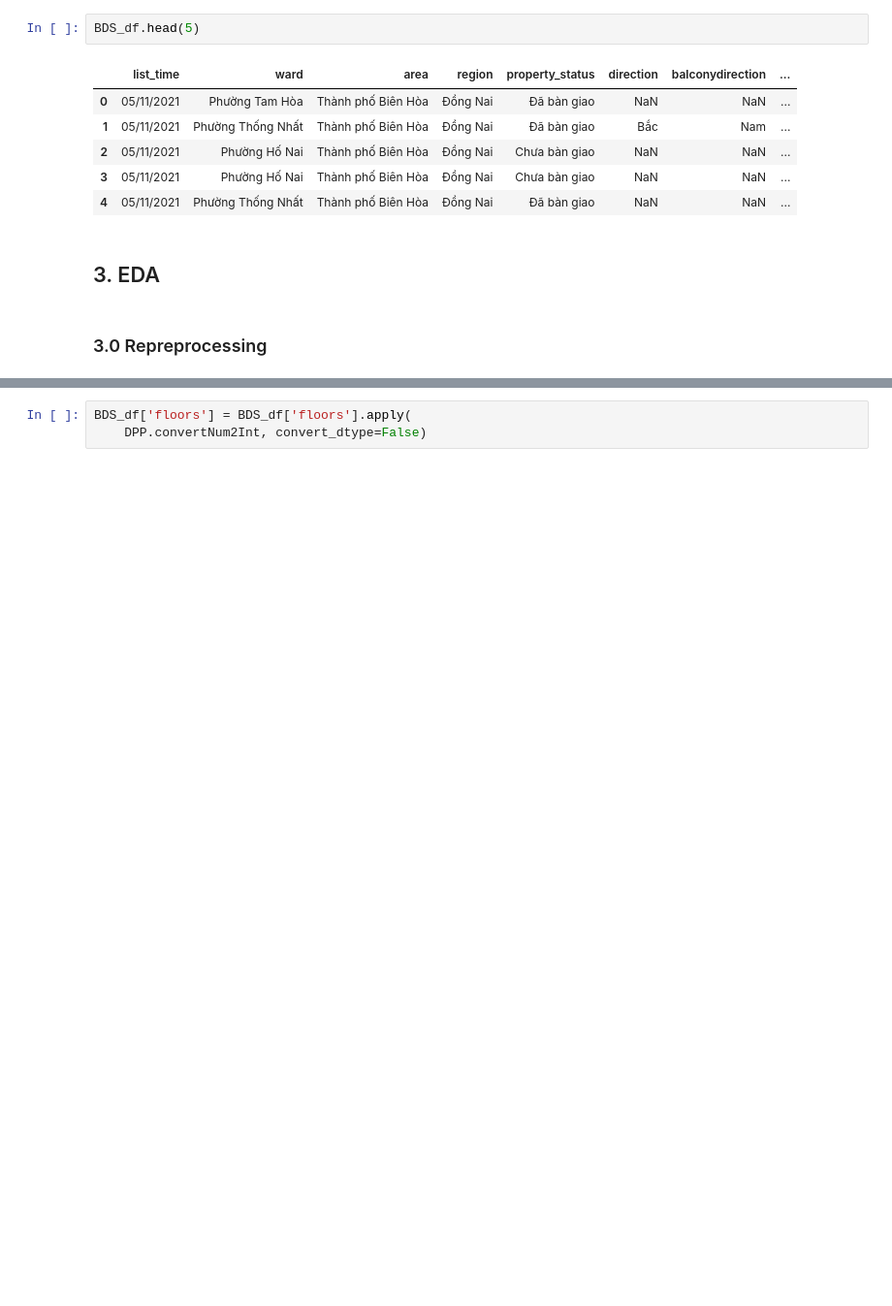
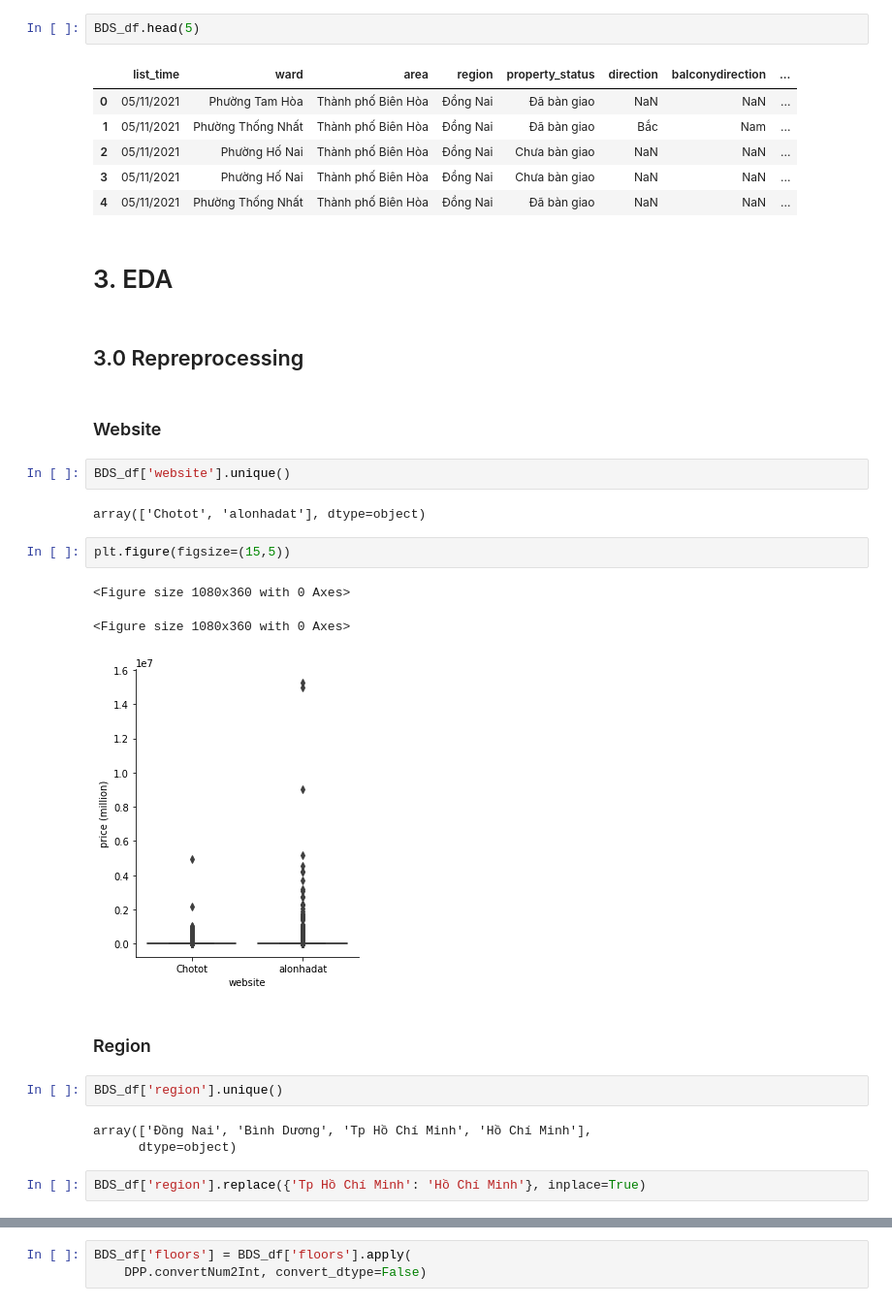
Before and after one commit to DaiVo20/-Real-Estate-Data-Analysis, a Jupyter notebook: EDA.ipynb, the cells around one changed output, grey strips where cells are left out. Shown: that part at 97% size. Cells and saved outputs as stored; diff of their text form; blank space fills up the shorter version.

```diff
--- a/EDA.ipynb
+++ b/EDA.ipynb
@@ -81,6 +92,27 @@ BDS_df.head(5)
 | 3 | 05/11/2021 | Phường Hố Nai | Thành phố Biên Hòa | Đồng Nai | Chưa bàn giao | NaN | NaN | ... |
 | 4 | 05/11/2021 | Phường Thống Nhất | Thành phố Biên Hòa | Đồng Nai | Đã bàn giao | NaN | NaN | ... |
 # %% [markdown]
-## 3. EDA
+# 3. EDA
 # %% [markdown]
-### 3.0 Repreprocessing
+## 3.0 Repreprocessing
+# %% [markdown]
+### Website
+# %%
+BDS_df['website'].unique()
+# %% [output]
+array(['Chotot', 'alonhadat'], dtype=object)
+# %%
+plt.figure(figsize=(15,5))
+# %% [output]
+<Figure size 1080x360 with 0 Axes>
+<Figure size 1080x360 with 0 Axes>
+[figure, added]
+# %% [markdown]
+### Region
+# %%
+BDS_df['region'].unique()
+# %% [output]
+array(['Đồng Nai', 'Bình Dương', 'Tp Hồ Chí Minh', 'Hồ Chí Minh'],
+      dtype=object)
+# %%
+BDS_df['region'].replace({'Tp Hồ Chí Minh': 'Hồ Chí Minh'}, inplace=True)
```
Also changed, not shown: parts of 34 cells of this notebook.
